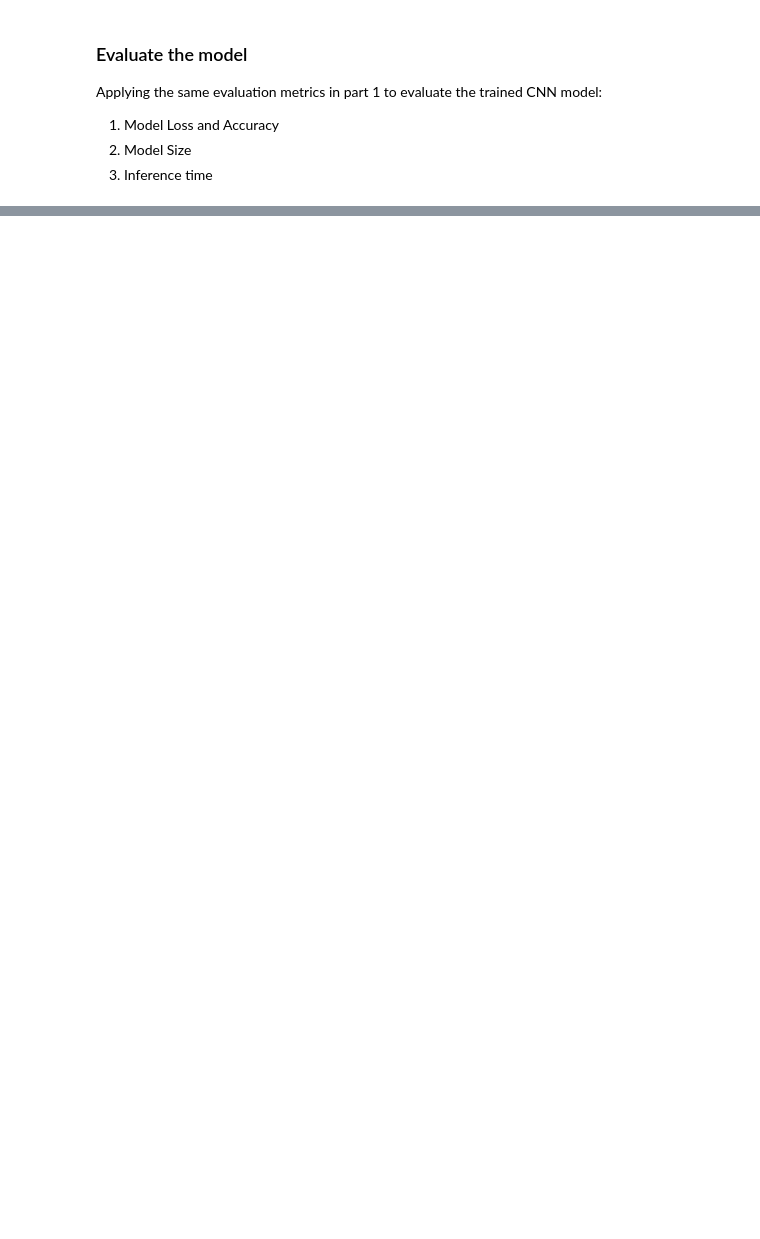
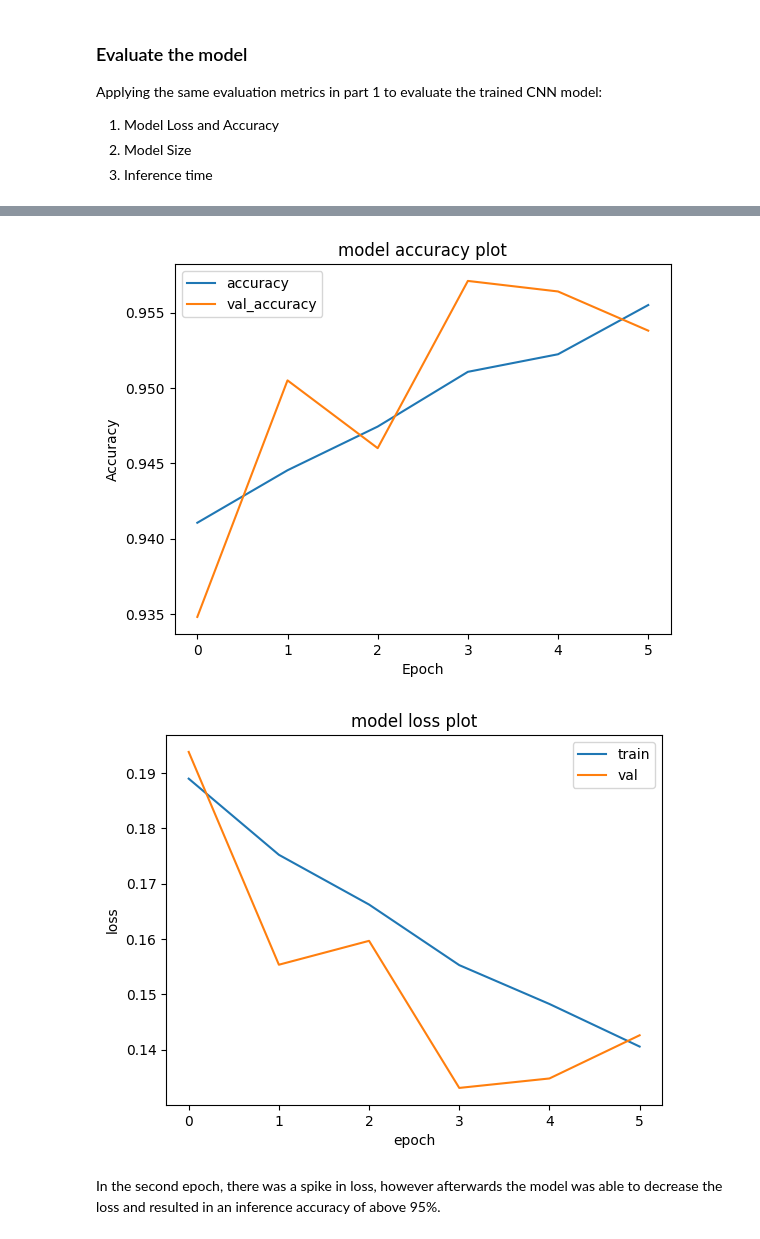
Before and after one commit to KaleF07/ENDG_511, a Jupyter notebook: Lab_1/ENDG511_LAB_1.ipynb, the cells around one changed output, grey strips where cells are left out. Cells and saved outputs as stored; diff of their text form; code cells hidden in the pictures; blank space fills up the shorter version.

```diff
--- a/Lab_1/ENDG511_LAB_1.ipynb
+++ b/Lab_1/ENDG511_LAB_1.ipynb
@@ -650,0 +921,9 @@ In this exercise, you will modify the LeNet-5 CNN model on the MNIST dataset to
+# %%
+#Compile and Train the model
+optimizer = tf.keras.optimizers.Adam(learning_rate=0.001)
+lenet_5_model_q4.compile(optimizer=optimizer,
+              loss=tf.keras.losses.SparseCategoricalCrossentropy(from_logits=True),
+              metrics=['accuracy'])
+
+history = lenet_5_model_q4.fit(train_images, train_labels, epochs=6,
+                    validation_data=(test_images, test_labels))
@@ -650,0 +943,22 @@ In this exercise, you will modify the LeNet-5 CNN model on the MNIST dataset to
+# %%
+#Plot accuracy and loss
+plt.plot(history.history['accuracy'], label='accuracy')
+plt.plot(history.history['val_accuracy'], label = 'val_accuracy')
+plt.title('model accuracy plot')
+plt.xlabel('Epoch')
+plt.ylabel('Accuracy')
+plt.legend(loc='best')
+plt.show()
+
+plt.plot(history.history['loss'])
+plt.plot(history.history['val_loss'])
+plt.title('model loss plot')
+plt.ylabel('loss')
+plt.xlabel('epoch')
+plt.legend(['train', 'val'], loc='best')
+plt.show()
+# %% [output]
+[figure, added]
+[figure, added]
+# %% [markdown]
+In the second epoch, there was a spike in loss, however afterwards the model was able to decrease the loss and resulted in an inference accuracy of above 95%.
```
Also changed, not shown: parts of 51 cells of this notebook, 7 other files.
